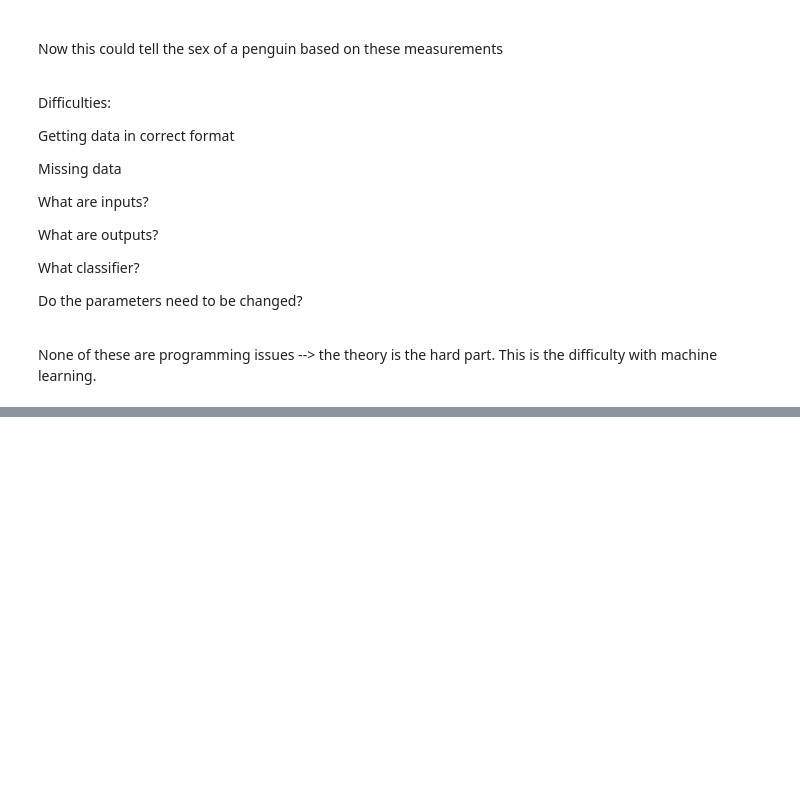
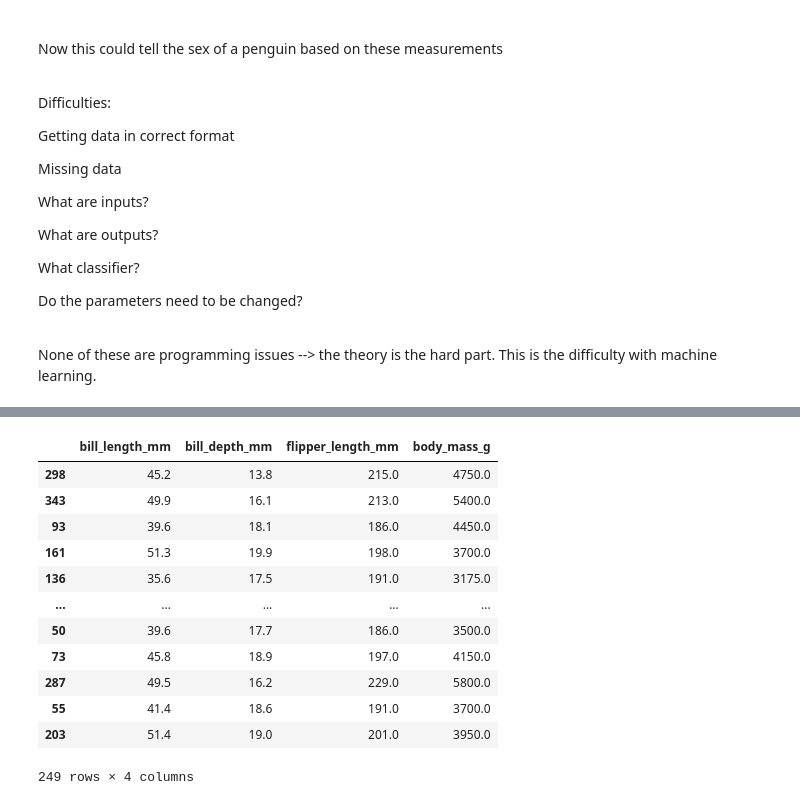
Before and after one commit to VCurry20/MachineLearning_Statistics, a Jupyter notebook: Video Reviews/KNN.ipynb, the cells around one changed output, grey strips where cells are left out. Drawn from its saved outputs; the diff is of its cells as text; code cells hidden in the pictures; blank space fills up the shorter version.

```diff
--- a/Video Reviews/KNN.ipynb
+++ b/Video Reviews/KNN.ipynb
@@ -488,0 +695,24 @@ Note there is a mistake in the Minkowski distance (p missing from formula):
+# %%
+# split data for testing, train on the others
+
+X_train, X_test, y_train, y_test = sk.model_selection.train_test_split(X, y)
+
+# default train / test - 75% / 25%
+# %%
+X_train
+
+# training inputs
+# %% [output]
+|  | bill_length_mm | bill_depth_mm | flipper_length_mm | body_mass_g |
+| 298 | 45.2 | 13.8 | 215.0 | 4750.0 |
+| 343 | 49.9 | 16.1 | 213.0 | 5400.0 |
+| 93 | 39.6 | 18.1 | 186.0 | 4450.0 |
+| 161 | 51.3 | 19.9 | 198.0 | 3700.0 |
+| 136 | 35.6 | 17.5 | 191.0 | 3175.0 |
+| ... | ... | ... | ... | ... |
+| 50 | 39.6 | 17.7 | 186.0 | 3500.0 |
+| 73 | 45.8 | 18.9 | 197.0 | 4150.0 |
+| 287 | 49.5 | 16.2 | 229.0 | 5800.0 |
+| 55 | 41.4 | 18.6 | 191.0 | 3700.0 |
+| 203 | 51.4 | 19.0 | 201.0 | 3950.0 |
+249 rows × 4 columns
```
Also changed, not shown: parts of 30 cells of this notebook, 5 other files.
